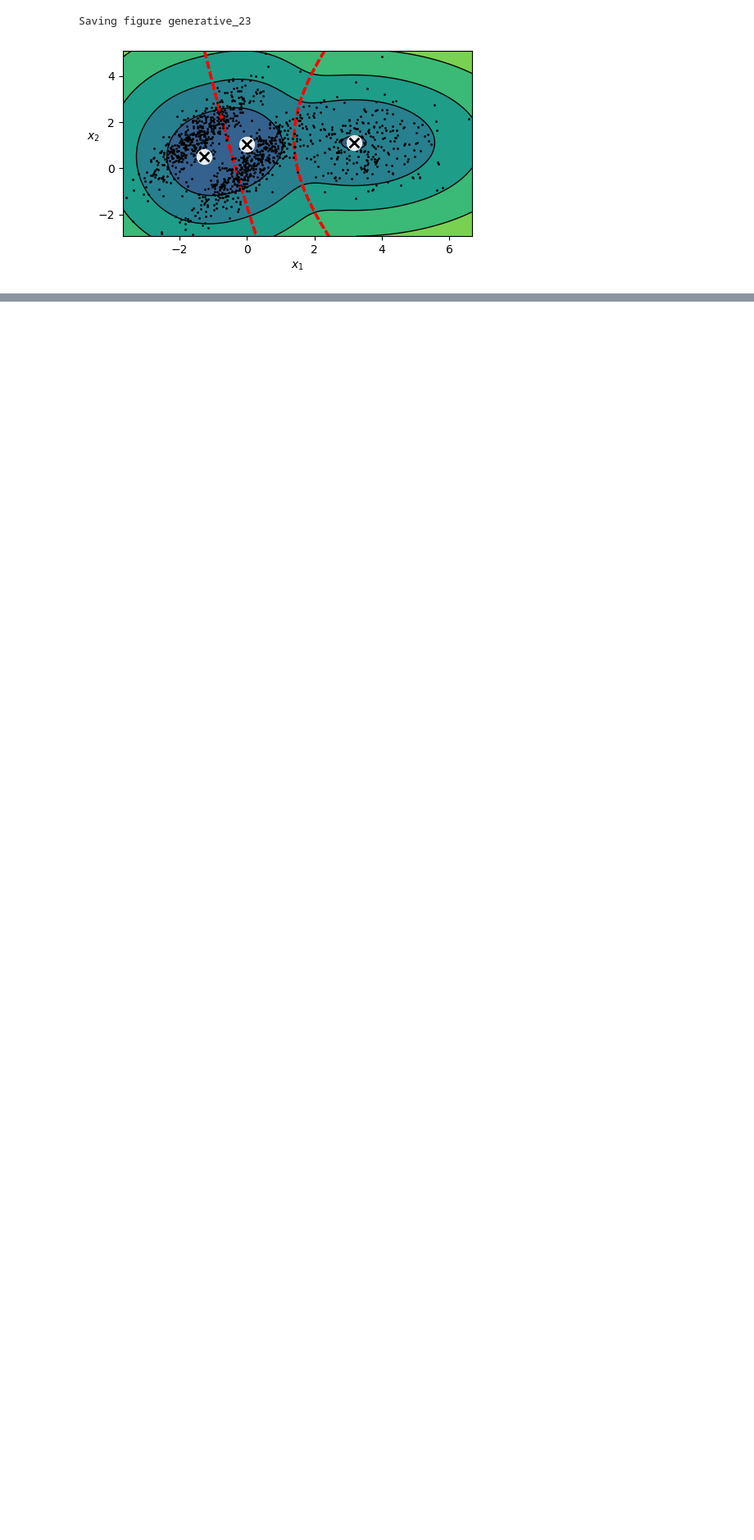
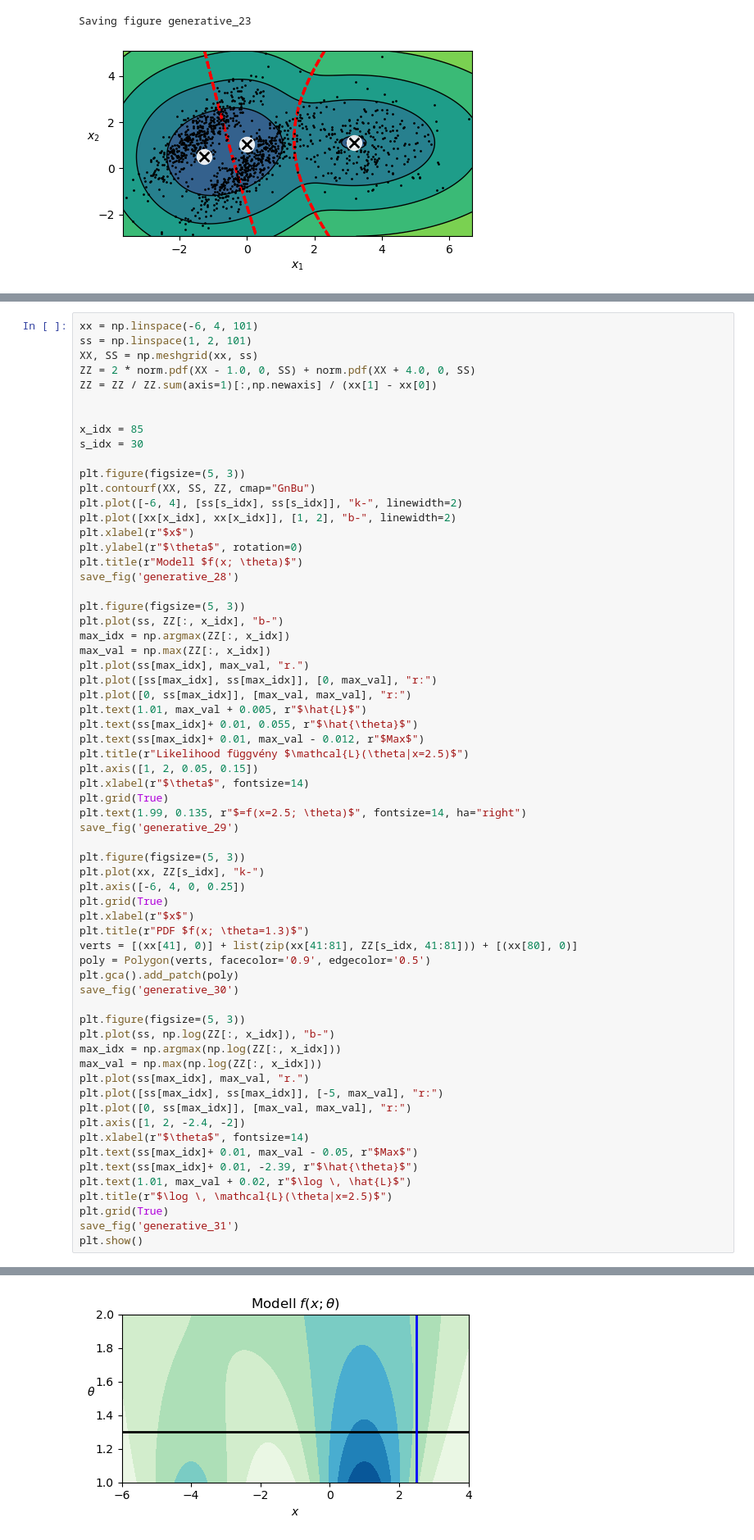
Before and after one commit to basictask/Elemzesmodszertan, a Jupyter notebook: 8_generative/doc/images/8_generative.ipynb, the cells around one changed output, grey strips where cells are left out. Shown at 82% size. Cells and saved outputs as stored; diff of their text form; blank space fills up the shorter version.

```diff
--- a/8_generative/doc/images/8_generative.ipynb
+++ b/8_generative/doc/images/8_generative.ipynb
@@ -565,0 +622,65 @@ Saving figure generative_23
+# %%
+xx = np.linspace(-6, 4, 101)
+ss = np.linspace(1, 2, 101)
+XX, SS = np.meshgrid(xx, ss)
+ZZ = 2 * norm.pdf(XX - 1.0, 0, SS) + norm.pdf(XX + 4.0, 0, SS)
+ZZ = ZZ / ZZ.sum(axis=1)[:,np.newaxis] / (xx[1] - xx[0])
+
+
+x_idx = 85
+s_idx = 30
+
+plt.figure(figsize=(5, 3))
+plt.contourf(XX, SS, ZZ, cmap="GnBu")
+plt.plot([-6, 4], [ss[s_idx], ss[s_idx]], "k-", linewidth=2)
+plt.plot([xx[x_idx], xx[x_idx]], [1, 2], "b-", linewidth=2)
+plt.xlabel(r"$x$")
+plt.ylabel(r"$\theta$", rotation=0)
+plt.title(r"Modell $f(x; \theta)$")
+save_fig('generative_28')
+
+plt.figure(figsize=(5, 3))
+plt.plot(ss, ZZ[:, x_idx], "b-")
+max_idx = np.argmax(ZZ[:, x_idx])
+max_val = np.max(ZZ[:, x_idx])
+plt.plot(ss[max_idx], max_val, "r.")
+plt.plot([ss[max_idx], ss[max_idx]], [0, max_val], "r:")
+plt.plot([0, ss[max_idx]], [max_val, max_val], "r:")
+plt.text(1.01, max_val + 0.005, r"$\hat{L}$")
+plt.text(ss[max_idx]+ 0.01, 0.055, r"$\hat{\theta}$")
+plt.text(ss[max_idx]+ 0.01, max_val - 0.012, r"$Max$")
+plt.title(r"Likelihood függvény $\mathcal{L}(\theta|x=2.5)$")
+plt.axis([1, 2, 0.05, 0.15])
+plt.xlabel(r"$\theta$", fontsize=14)
+plt.grid(True)
+plt.text(1.99, 0.135, r"$=f(x=2.5; \theta)$", fontsize=14, ha="right")
+save_fig('generative_29')
+
+plt.figure(figsize=(5, 3))
+plt.plot(xx, ZZ[s_idx], "k-")
+plt.axis([-6, 4, 0, 0.25])
+plt.grid(True)
+plt.xlabel(r"$x$")
+plt.title(r"PDF $f(x; \theta=1.3)$")
+verts = [(xx[41], 0)] + list(zip(xx[41:81], ZZ[s_idx, 41:81])) + [(xx[80], 0)]
+poly = Polygon(verts, facecolor='0.9', edgecolor='0.5')
+plt.gca().add_patch(poly)
+save_fig('generative_30')
+
+plt.figure(figsize=(5, 3))
+plt.plot(ss, np.log(ZZ[:, x_idx]), "b-")
+max_idx = np.argmax(np.log(ZZ[:, x_idx]))
+max_val = np.max(np.log(ZZ[:, x_idx]))
+plt.plot(ss[max_idx], max_val, "r.")
+plt.plot([ss[max_idx], ss[max_idx]], [-5, max_val], "r:")
+plt.plot([0, ss[max_idx]], [max_val, max_val], "r:")
+plt.axis([1, 2, -2.4, -2])
+plt.xlabel(r"$\theta$", fontsize=14)
+plt.text(ss[max_idx]+ 0.01, max_val - 0.05, r"$Max$")
+plt.text(ss[max_idx]+ 0.01, -2.39, r"$\hat{\theta}$")
+plt.text(1.01, max_val + 0.02, r"$\log \, \hat{L}$")
+plt.title(r"$\log \, \mathcal{L}(\theta|x=2.5)$")
+plt.grid(True)
+save_fig('generative_31')
+plt.show()
+# %% [output]
@@ -565,0 +691 @@ Saving figure generative_23
+[figure, added]
```
Also changed, not shown: parts of 7 cells of this notebook, 3 other files.
